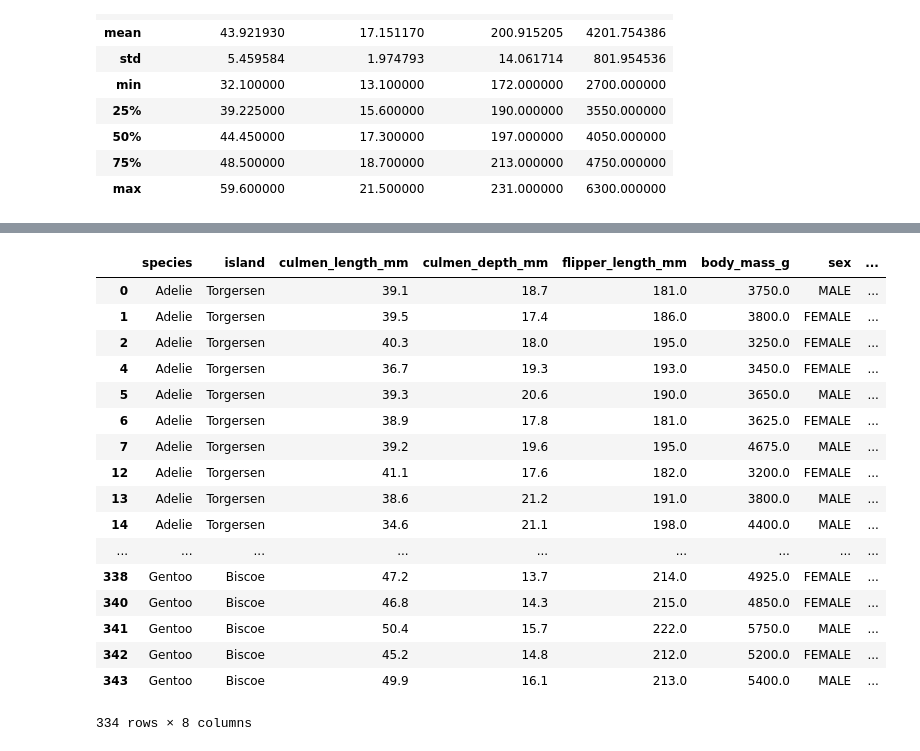
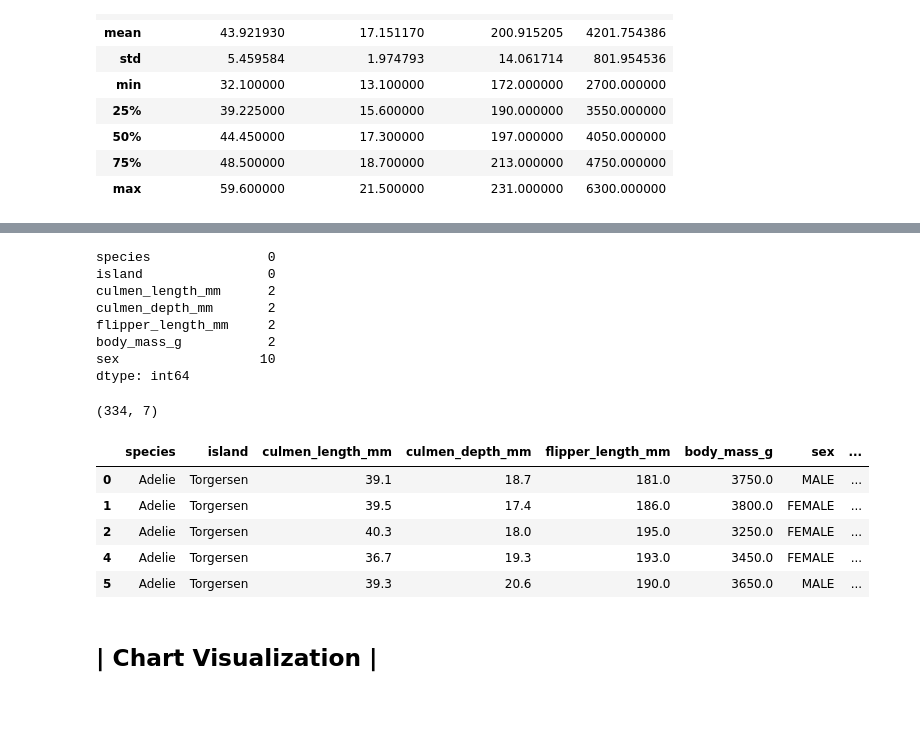
Before and after one commit to AlfaisalGassim/palmerPenguinsEDA, a Jupyter notebook: palmerpenguins.ipynb, the cells around one changed output, grey strips where cells are left out. Saved outputs shown, nothing was run; the diff lists cells and outputs as text; code cells hidden in the pictures; blank space fills up the shorter version.

```diff
--- a/palmerpenguins.ipynb
+++ b/palmerpenguins.ipynb
@@ -96,0 +92,11 @@ array(['MALE', 'FEMALE', '.'], dtype=object)
+# %%
+peng.isnull().sum()
+# %% [output]
+species               0
+island                0
+culmen_length_mm      2
+culmen_depth_mm       2
+flipper_length_mm     2
+body_mass_g           2
+sex                  10
+dtype: int64
@@ -97 +106,6 @@ array(['MALE', 'FEMALE', '.'], dtype=object)
+# %%
+
+peng.shape
+# %% [output]
+(334, 7)
 # %%
@@ -101,24 +117,14 @@ def g_to_kg(x):
 peng["body_mass_kg"] = peng["body_mass_g"].apply(g_to_kg)
 # %%
-peng
+peng.head()
 # %% [output]
 |  | species | island | culmen_length_mm | culmen_depth_mm | flipper_length_mm | body_mass_g | sex | ... |
 | 0 | Adelie | Torgersen | 39.1 | 18.7 | 181.0 | 3750.0 | MALE | ... |
 | 1 | Adelie | Torgersen | 39.5 | 17.4 | 186.0 | 3800.0 | FEMALE | ... |
 | 2 | Adelie | Torgersen | 40.3 | 18.0 | 195.0 | 3250.0 | FEMALE | ... |
 | 4 | Adelie | Torgersen | 36.7 | 19.3 | 193.0 | 3450.0 | FEMALE | ... |
 | 5 | Adelie | Torgersen | 39.3 | 20.6 | 190.0 | 3650.0 | MALE | ... |
-| 6 | Adelie | Torgersen | 38.9 | 17.8 | 181.0 | 3625.0 | FEMALE | ... |
-| 7 | Adelie | Torgersen | 39.2 | 19.6 | 195.0 | 4675.0 | MALE | ... |
-| 12 | Adelie | Torgersen | 41.1 | 17.6 | 182.0 | 3200.0 | FEMALE | ... |
-| 13 | Adelie | Torgersen | 38.6 | 21.2 | 191.0 | 3800.0 | MALE | ... |
-| 14 | Adelie | Torgersen | 34.6 | 21.1 | 198.0 | 4400.0 | MALE | ... |
-| ... | ... | ... | ... | ... | ... | ... | ... | ... |
-| 338 | Gentoo | Biscoe | 47.2 | 13.7 | 214.0 | 4925.0 | FEMALE | ... |
-| 340 | Gentoo | Biscoe | 46.8 | 14.3 | 215.0 | 4850.0 | FEMALE | ... |
-| 341 | Gentoo | Biscoe | 50.4 | 15.7 | 222.0 | 5750.0 | MALE | ... |
-| 342 | Gentoo | Biscoe | 45.2 | 14.8 | 212.0 | 5200.0 | FEMALE | ... |
-| 343 | Gentoo | Biscoe | 49.9 | 16.1 | 213.0 | 5400.0 | MALE | ... |
-334 rows × 8 columns
+# %% [markdown]
+## | Chart Visualization |
 # %%
 fig = px.histogram(peng,
```
Also changed, not shown: parts of 23 cells of this notebook.
